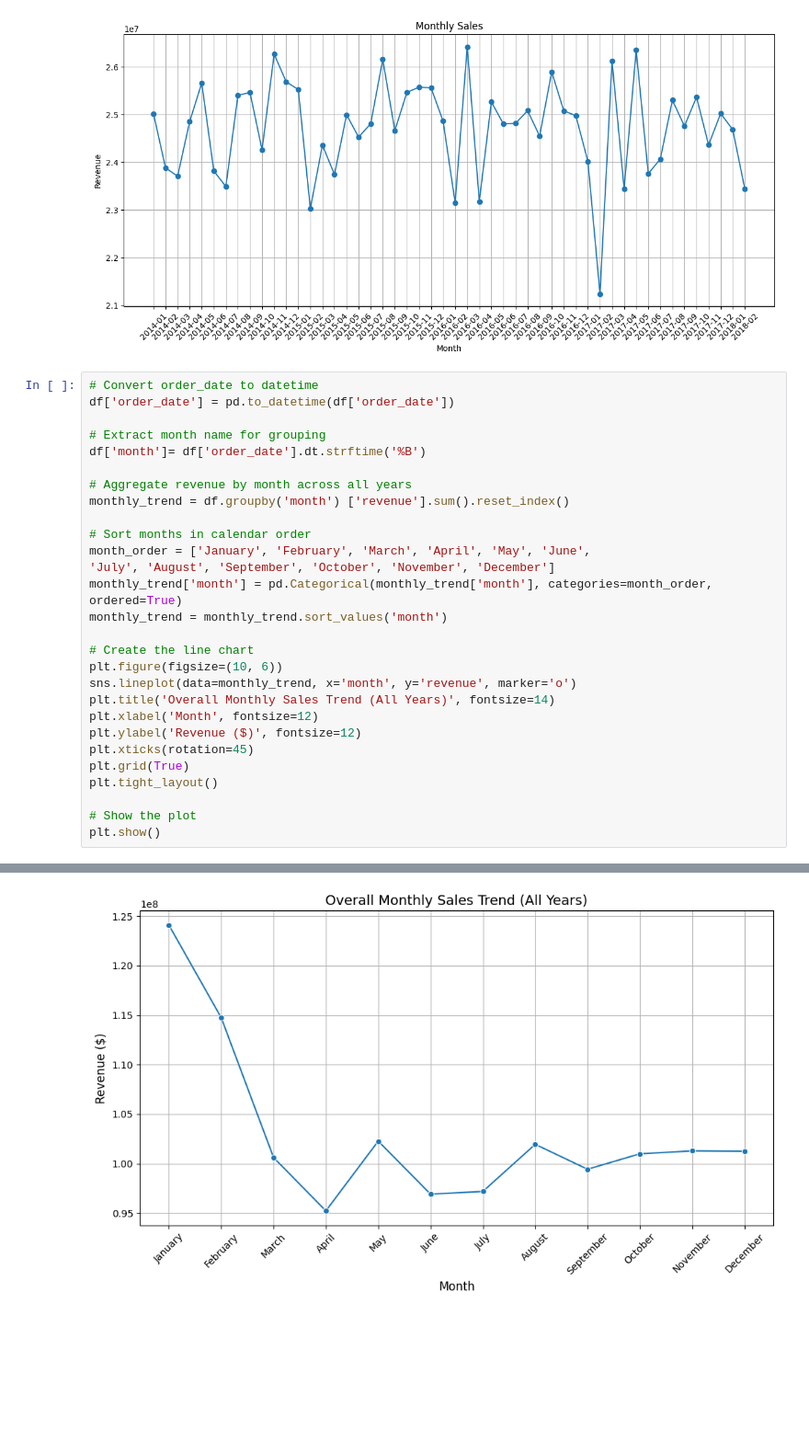
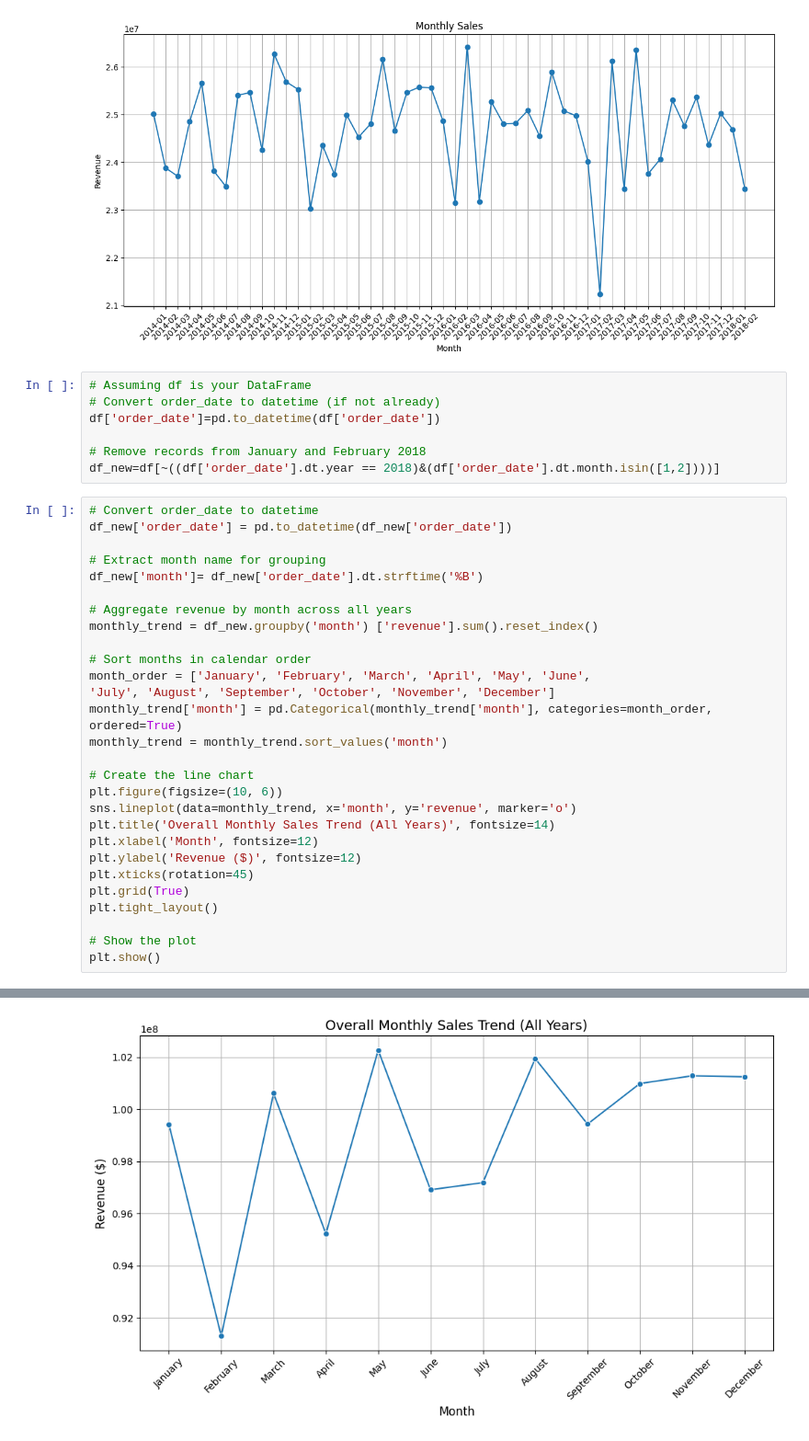
Before and after one commit to Madaranga/flipkart-regional-sales-analysis, a Jupyter notebook: FlipKarttt_Regional_Sales_Analysis.ipynb, the cells around one changed output, grey strips where cells are left out. Shown at 92% size. Cells and saved outputs as stored; diff of their text form; blank space fills up the shorter version.

Commit message:
Creates df_new by removing the records from 2018-01 and 2018-02.

```diff
--- a/FlipKarttt_Regional_Sales_Analysis.ipynb
+++ b/FlipKarttt_Regional_Sales_Analysis.ipynb
@@ -498,15 +498,22 @@ plt.tight_layout()
 plt.show()
 # %% [output]
 [figure]
+# %%
+# Assuming df is your DataFrame
+# Convert order_date to datetime (if not already)
+df['order_date']=pd.to_datetime(df['order_date'])
+
+# Remove records from January and February 2018
+df_new=df[~((df['order_date'].dt.year == 2018)&(df['order_date'].dt.month.isin([1,2])))]
 # %%
 # Convert order_date to datetime
-df['order_date'] = pd.to_datetime(df['order_date'])
+df_new['order_date'] = pd.to_datetime(df_new['order_date'])
 
 # Extract month name for grouping
-df['month']= df['order_date'].dt.strftime('%B')
+df_new['month']= df_new['order_date'].dt.strftime('%B')
 
 # Aggregate revenue by month across all years
-monthly_trend = df.groupby('month') ['revenue'].sum().reset_index()
+monthly_trend = df_new.groupby('month') ['revenue'].sum().reset_index()
 
 # Sort months in calendar order
 month_order = ['January', 'February', 'March', 'April', 'May', 'June',
@@ -530 +547 @@ plt.show()
-[figure, old version]
+[figure, new version]
```
Also changed, not shown: parts of 1 cell of this notebook.
